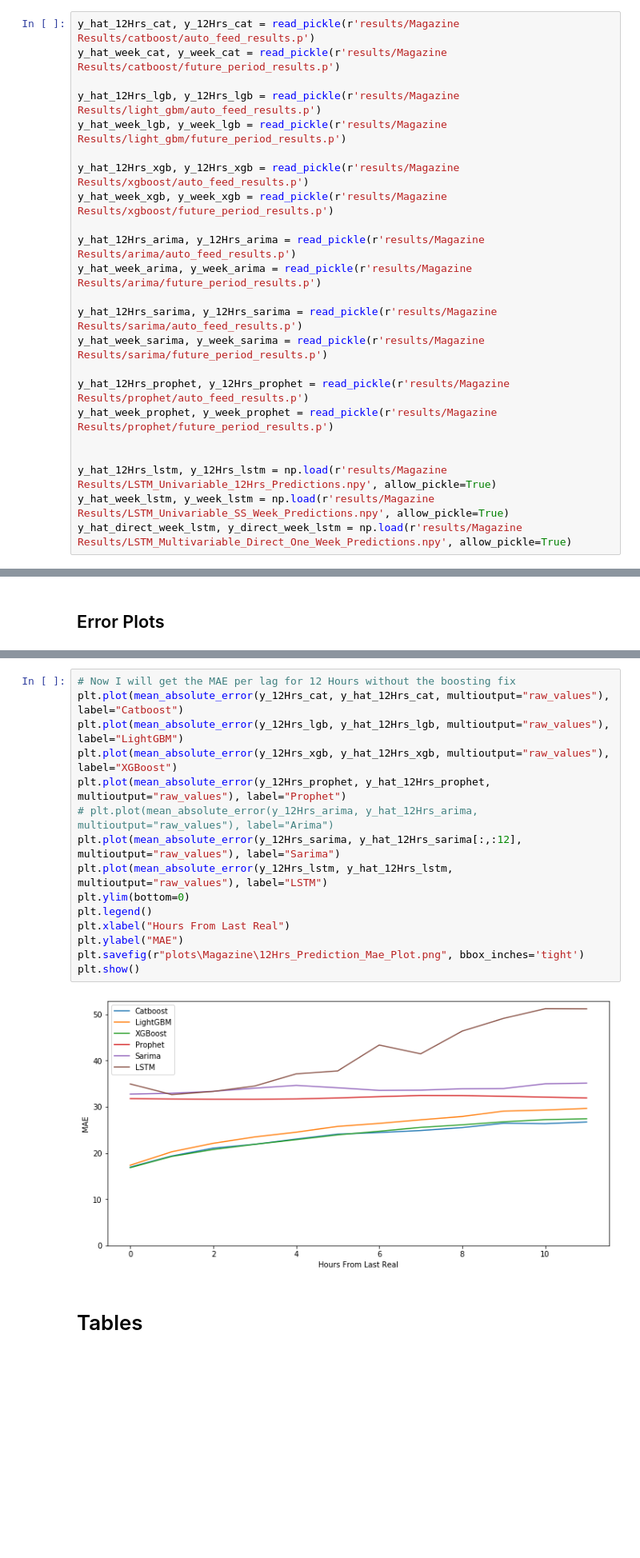
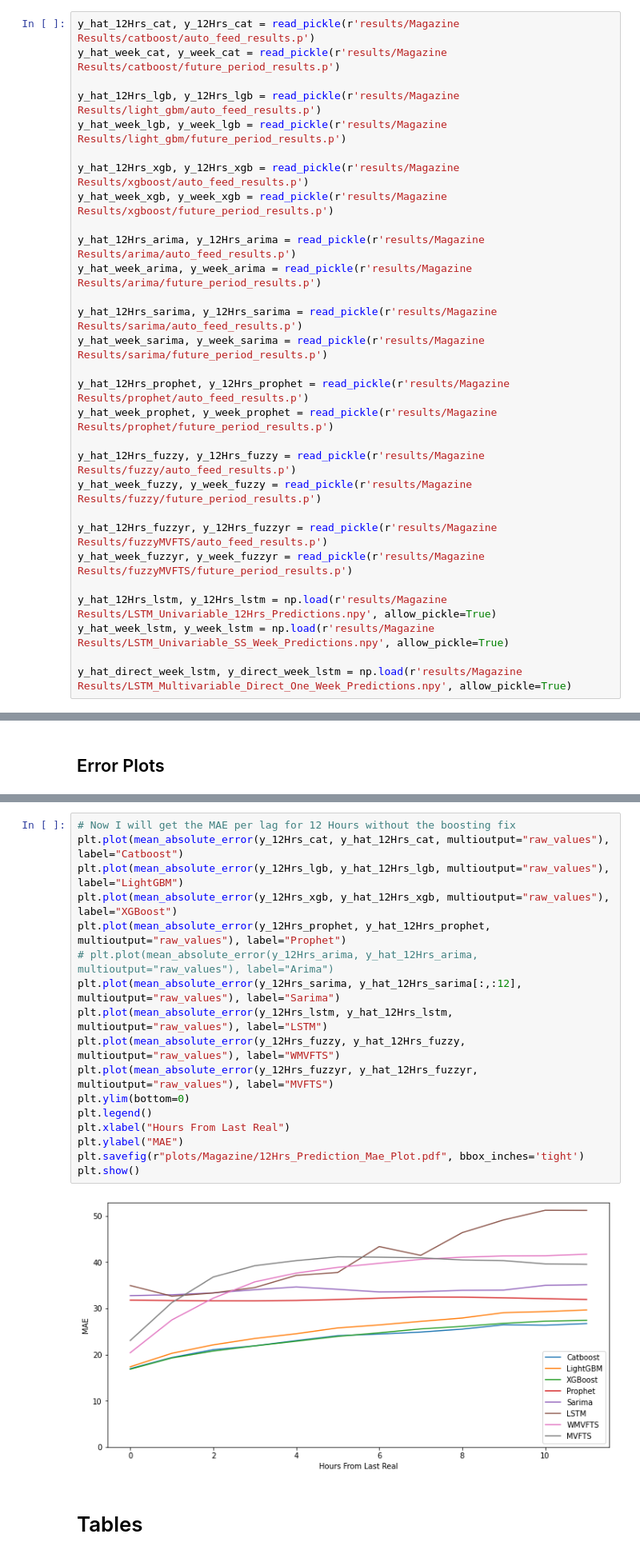
Before and after one commit to netlabufjf/timeseries-forecast, a Jupyter notebook: resultsGenerator.ipynb, the cells around one changed output, grey strips where cells are left out. Shown: that part at 80% size. Cells and saved outputs as stored; diff of their text form; blank space fills up the shorter version.

```diff
--- a/resultsGenerator.ipynb
+++ b/resultsGenerator.ipynb
@@ -48,9 +47,15 @@ y_hat_week_sarima, y_week_sarima = read_pickle(r'results/Magazine Results/sarima
 y_hat_12Hrs_prophet, y_12Hrs_prophet = read_pickle(r'results/Magazine Results/prophet/auto_feed_results.p')
 y_hat_week_prophet, y_week_prophet = read_pickle(r'results/Magazine Results/prophet/future_period_results.p')
 
+y_hat_12Hrs_fuzzy, y_12Hrs_fuzzy = read_pickle(r'results/Magazine Results/fuzzy/auto_feed_results.p')
+y_hat_week_fuzzy, y_week_fuzzy = read_pickle(r'results/Magazine Results/fuzzy/future_period_results.p')
+
+y_hat_12Hrs_fuzzyr, y_12Hrs_fuzzyr = read_pickle(r'results/Magazine Results/fuzzyMVFTS/auto_feed_results.p')
+y_hat_week_fuzzyr, y_week_fuzzyr = read_pickle(r'results/Magazine Results/fuzzyMVFTS/future_period_results.p')
 
 y_hat_12Hrs_lstm, y_12Hrs_lstm = np.load(r'results/Magazine Results/LSTM_Univariable_12Hrs_Predictions.npy', allow_pickle=True)
 y_hat_week_lstm, y_week_lstm = np.load(r'results/Magazine Results/LSTM_Univariable_SS_Week_Predictions.npy', allow_pickle=True)
+
 y_hat_direct_week_lstm, y_direct_week_lstm = np.load(r'results/Magazine Results/LSTM_Multivariable_Direct_One_Week_Predictions.npy', allow_pickle=True)
 # %%
 y_week_cat[0,:]
@@ -160,20 +181,22 @@ plt.show()
 # %%
 # Now I will get the MAE per lag for 12 Hours without the boosting fix
 plt.plot(mean_absolute_error(y_12Hrs_cat, y_hat_12Hrs_cat, multioutput="raw_values"), label="Catboost")
 plt.plot(mean_absolute_error(y_12Hrs_lgb, y_hat_12Hrs_lgb, multioutput="raw_values"), label="LightGBM")
 plt.plot(mean_absolute_error(y_12Hrs_xgb, y_hat_12Hrs_xgb, multioutput="raw_values"), label="XGBoost")
 plt.plot(mean_absolute_error(y_12Hrs_prophet, y_hat_12Hrs_prophet, multioutput="raw_values"), label="Prophet")
 # plt.plot(mean_absolute_error(y_12Hrs_arima, y_hat_12Hrs_arima, multioutput="raw_values"), label="Arima")
 plt.plot(mean_absolute_error(y_12Hrs_sarima, y_hat_12Hrs_sarima[:,:12], multioutput="raw_values"), label="Sarima")
 plt.plot(mean_absolute_error(y_12Hrs_lstm, y_hat_12Hrs_lstm, multioutput="raw_values"), label="LSTM")
+plt.plot(mean_absolute_error(y_12Hrs_fuzzy, y_hat_12Hrs_fuzzy, multioutput="raw_values"), label="WMVFTS")
+plt.plot(mean_absolute_error(y_12Hrs_fuzzyr, y_hat_12Hrs_fuzzyr, multioutput="raw_values"), label="MVFTS")
 plt.ylim(bottom=0)
 plt.legend()
 plt.xlabel("Hours From Last Real")
 plt.ylabel("MAE")
-plt.savefig(r"plots\Magazine\12Hrs_Prediction_Mae_Plot.png", bbox_inches='tight')
+plt.savefig(r"plots/Magazine/12Hrs_Prediction_Mae_Plot.pdf", bbox_inches='tight')
 plt.show()
 # %% [output]
-[figure, old version]
+[figure, new version]
 # %% [markdown]
 # Tables
 # %%
```
Also changed, not shown: parts of 10 cells of this notebook, 1 other file.
